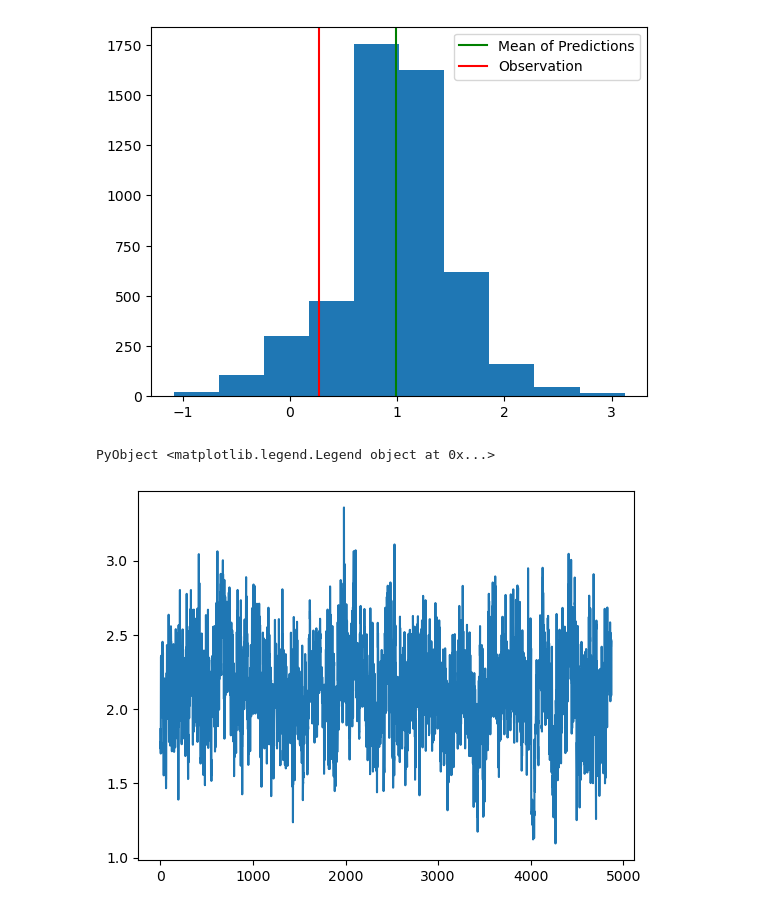
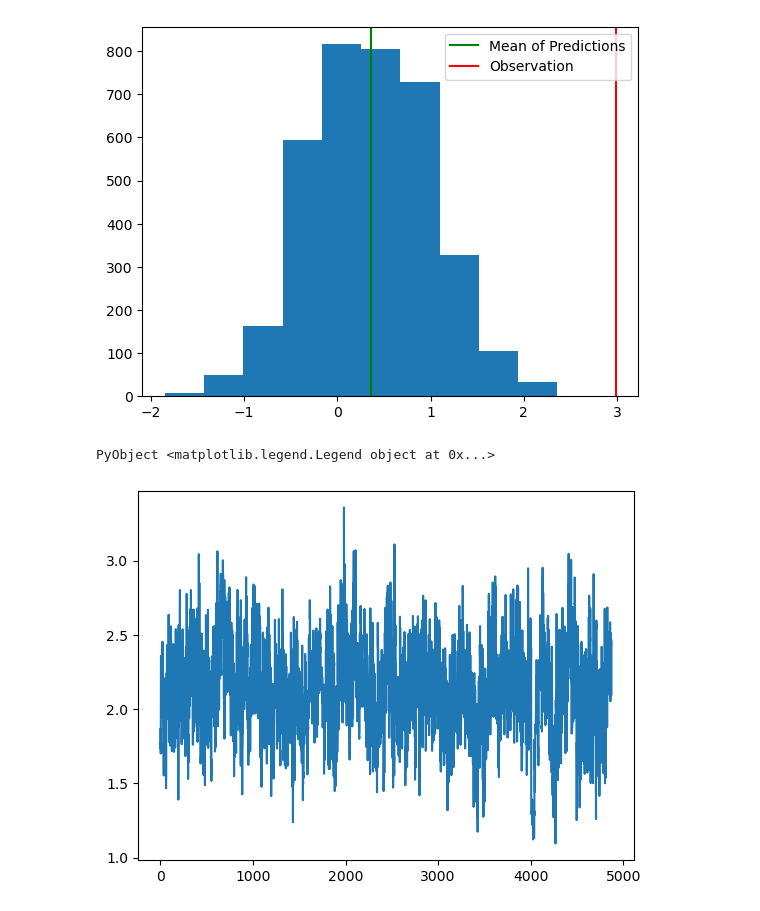
Before and after one commit to jberezow/BostonHousing, a Jupyter notebook: Thesis-LoadTraces.ipynb, the cells around one changed output. Drawn from its saved outputs; the diff is of its cells as text; code cells hidden in the pictures.

```diff
--- a/Thesis-LoadTraces.ipynb
+++ b/Thesis-LoadTraces.ipynb
@@ -403,12 +403,12 @@ Test Set Marginal RMSE: 0.23831816631897332
 # %%
-test_iter = 222
+test_iter = 119
 predictions = [preds[test_iter] for preds in pred_ys]
 hist(predictions)
 plt.axvline(mean(predictions),c="green",label="Mean of Predictions")
 plt.axvline(y_test[test_iter],c="red",label="Observation")
 plt.legend()
 # %% [output]
-[figure, old version]
+[figure, new version]
 PyObject <matplotlib.legend.Legend object at 0x...>
 # %%
 plot(predictions)
```
Also changed, not shown: parts of 11 cells of this notebook, 19 other files.
